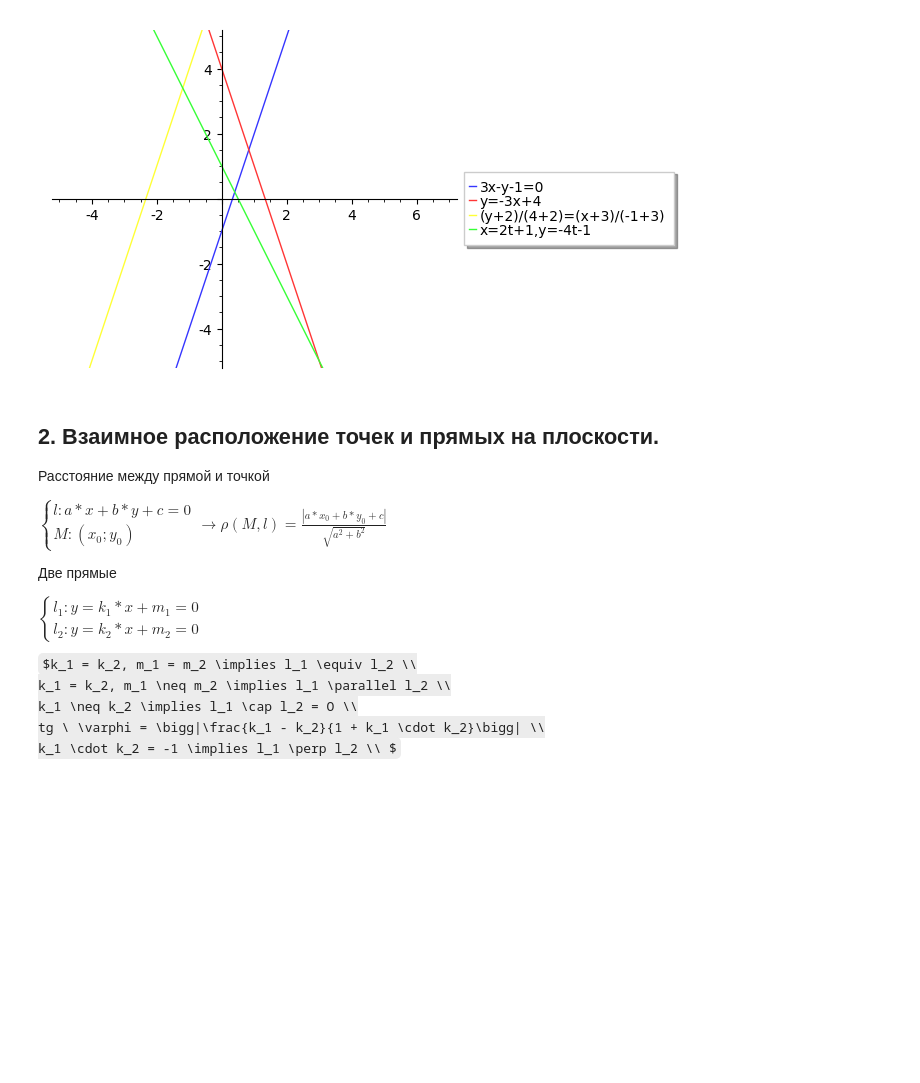
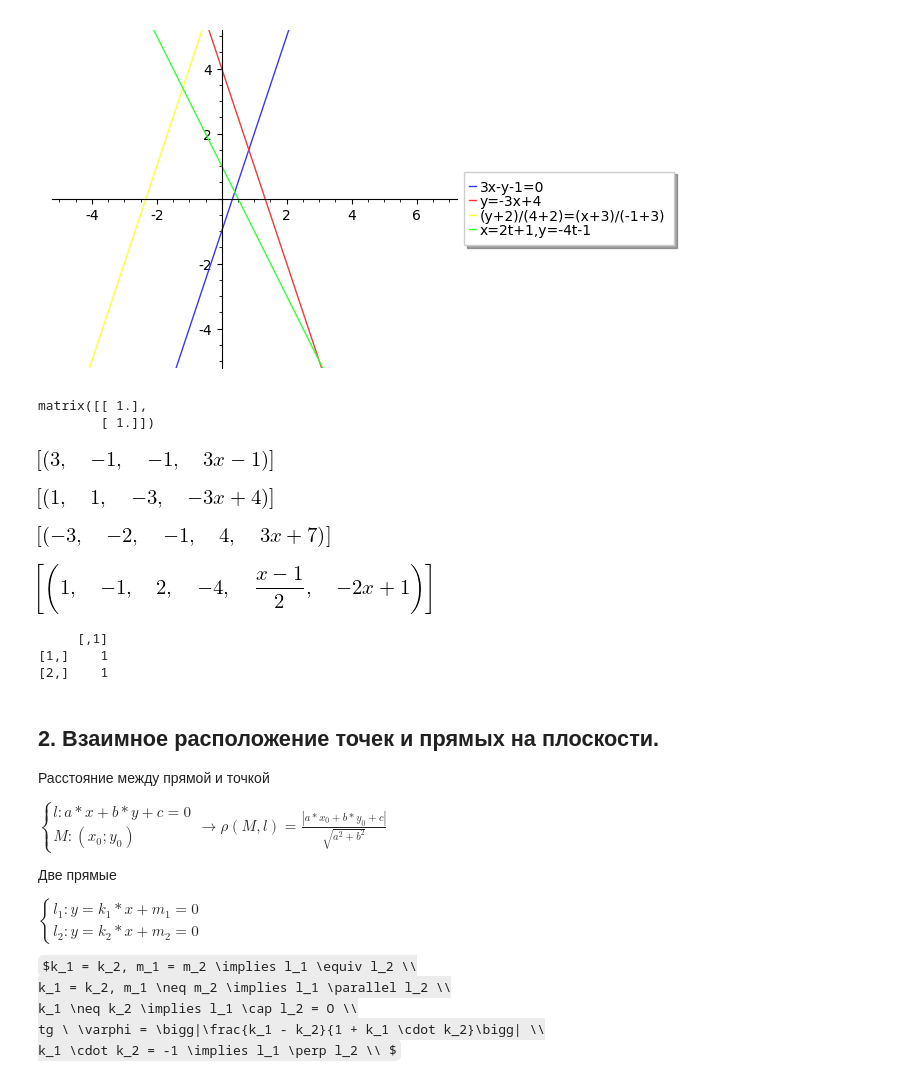
Before and after one commit to OlgaBelitskaya/linear_algebra_practice, a Jupyter notebook: work1_8.ipynb, the cells around one changed output. Saved outputs shown, nothing was run; the diff lists cells and outputs as text; code cells hidden in the pictures; some formulas as TeX source; blank space fills up the shorter version.

```diff
--- a/work1_8.ipynb
+++ b/work1_8.ipynb
@@ -97,6 +97,51 @@ g.set_legend_options(bbox_to_anchor=(1.0,0.6))
 g.show()
 # %% [output]
 [figure]
+# %%
+import numpy
+# l1: 2x+3y-5=0
+# l2: -3x-4y+7=0
+a = numpy.matrix([[2,3],[-3,-4]])
+b = numpy.matrix([5,-7])
+numpy.linalg.solve(a,b.T)
+# %% [output]
+matrix([[ 1.],
+        [ 1.]])
+# %%
+import sympy
+sympy.init_printing(use_unicode=True)
+a,b,c,x,y = sympy.symbols('a b c x y')
+sympy.solve([a*x+b*y+c,a-3,b+1,c+1], a,b,c,y)
+# %% [output]
+[figure, added]
+# %%
+x0,y0,k = sympy.symbols('x0 y0 k')
+sympy.solve([y-y0-k*(x-x0),x0-1,y0-1,k+3], x0,y0,k,y)
+# %% [output]
+[figure, added]
+# %%
+x1,y1,x2,y2 = sympy.symbols('x1 y1 x2 y2')
+sympy.solve([(y-y1)/(y2-y1)-(x-x1)/(x2-x1),x1+3,y1+2,x2+1,y2-4], x1,y1,x2,y2,y)
+# %% [output]
+[figure, added]
+# %%
+p,q,t = sympy.symbols('p q t')
+sympy.solve([x-x0-p*t,y-y0-q*t,x0-1,y0+1,p-2,q+4], x0,y0,p,q,t,y)
+# %% [output]
+[figure, added]
+# %%
+%%r
+# l1: 2x+3y-5=0
+# l2: -3x-4y+7=0
+a <- matrix(data=c(2,3,-3,-4),
+            nrow=2, ncol=2, byrow=TRUE)
+b <- matrix(data=c(5,-7),
+            nrow=2, ncol=1, byrow=FALSE)
+round(solve(a, b))
+# %% [output]
+     [,1]
+[1,]    1
+[2,]    1
 # %% [markdown]
 ## 2. Взаимное расположение точек и прямых на плоскости.
 
```
